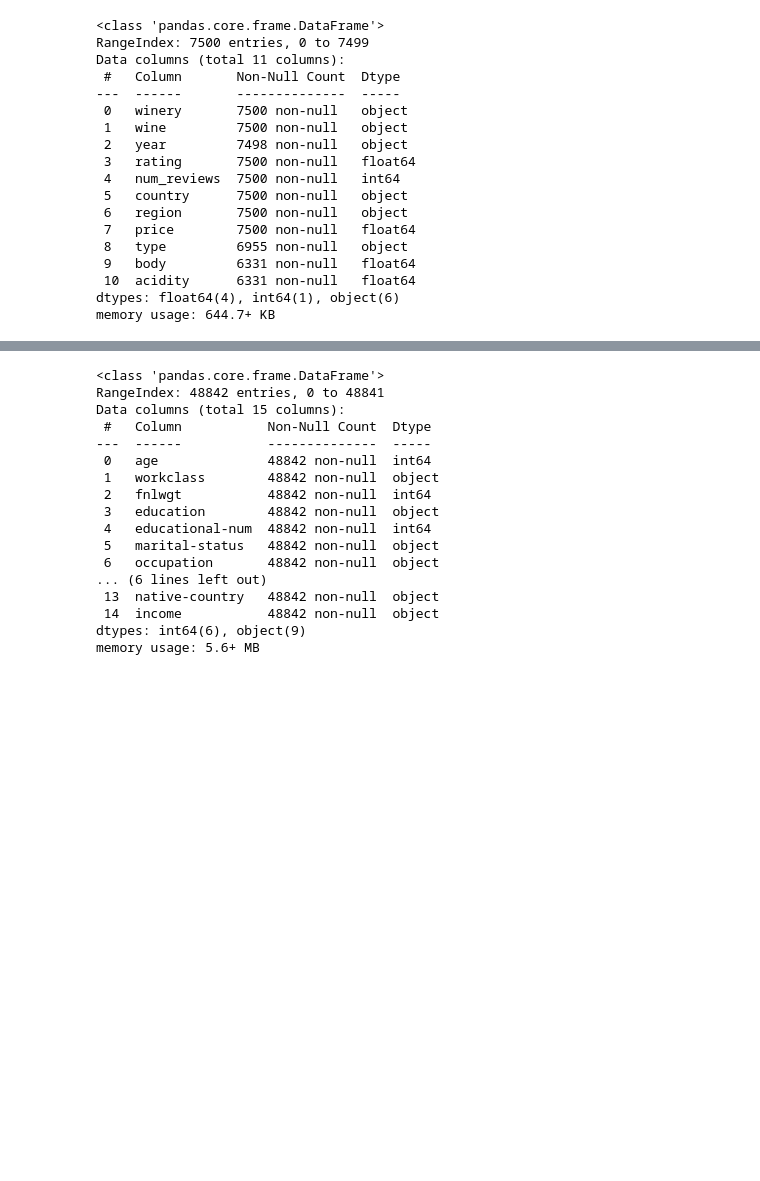
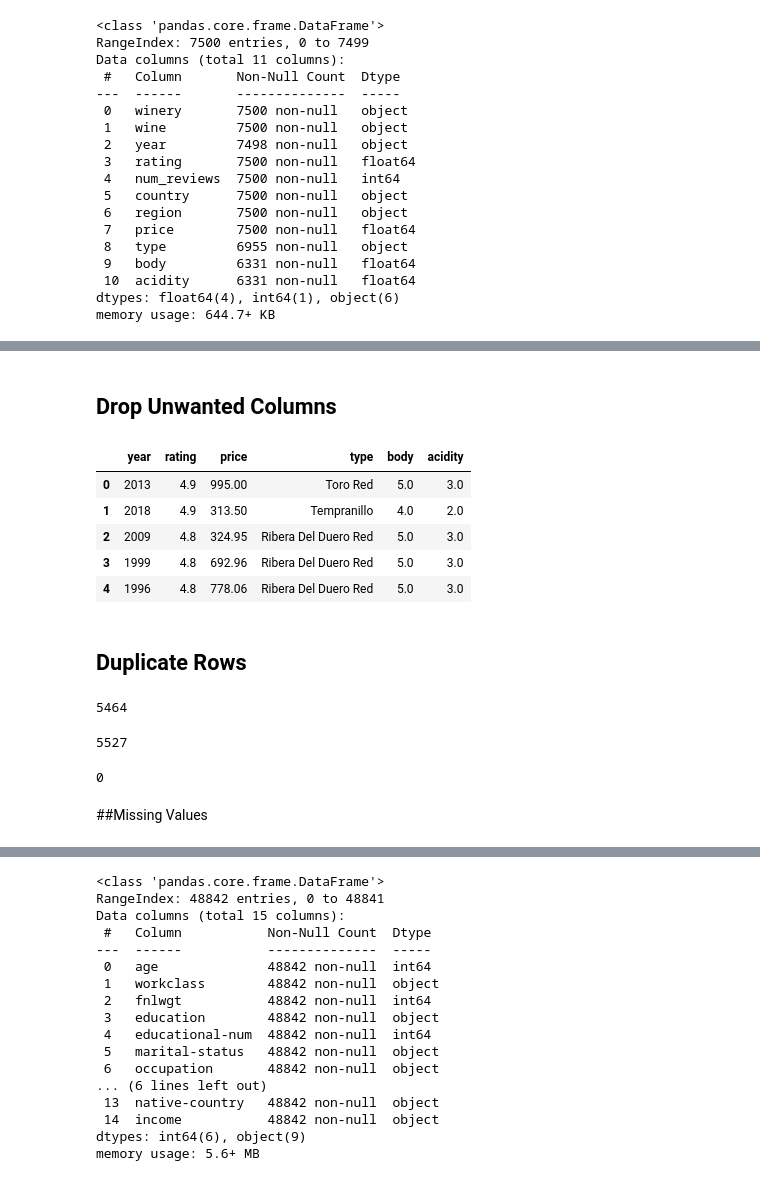
Before and after one commit to Jeze2/Machine_learning_price_and_income, a Jupyter notebook: project2.ipynb, the cells around one changed output, grey strips where cells are left out. Drawn from its saved outputs; the diff is of its cells as text; code cells hidden in the pictures; blank space fills up the shorter version.

```diff
--- a/project2.ipynb
+++ b/project2.ipynb
@@ -60,0 +83,42 @@ memory usage: 644.7+ KB
+# %% [markdown]
+## Drop Unwanted Columns
+# %%
+df.drop(df.columns [[0,1,4,5,6]], axis=1, inplace = True)
+df.head()
+# %% [output]
+|  | year | rating | price | type | body | acidity |
+| 0 | 2013 | 4.9 | 995.00 | Toro Red | 5.0 | 3.0 |
+| 1 | 2018 | 4.9 | 313.50 | Tempranillo | 4.0 | 2.0 |
+| 2 | 2009 | 4.8 | 324.95 | Ribera Del Duero Red | 5.0 | 3.0 |
+| 3 | 1999 | 4.8 | 692.96 | Ribera Del Duero Red | 5.0 | 3.0 |
+| 4 | 1996 | 4.8 | 778.06 | Ribera Del Duero Red | 5.0 | 3.0 |
+# %% [markdown]
+## Duplicate Rows
+# %%
+# Save a filter called "duplicated_rows" that identifies duplicated rows
+
+duplicated_rows = df.duplicated()
+# Get the sum of duplicated_rows filter to see the number of duplicate rows
+
+df.duplicated().sum()
+# %% [output]
+5464
+# %%
+# Save a new filter called "duplicated_rows_all" that identifies ALL
+# of the duplicated rows
+duplicated_rows_all = df.duplicated(keep=False)
+
+# Calculate the sum of the duplicated_rows_all filter
+duplicated_rows_all.sum()
+# %% [output]
+5527
+# %%
+# Drop duplicates
+df = df.drop_duplicates()
+
+# Obtain the sum of duplicated to confirm all have been dropped
+df.duplicated().sum()
+# %% [output]
+0
+# %% [markdown]
+##Missing Values
```
Also changed, not shown: parts of 35 cells of this notebook.
